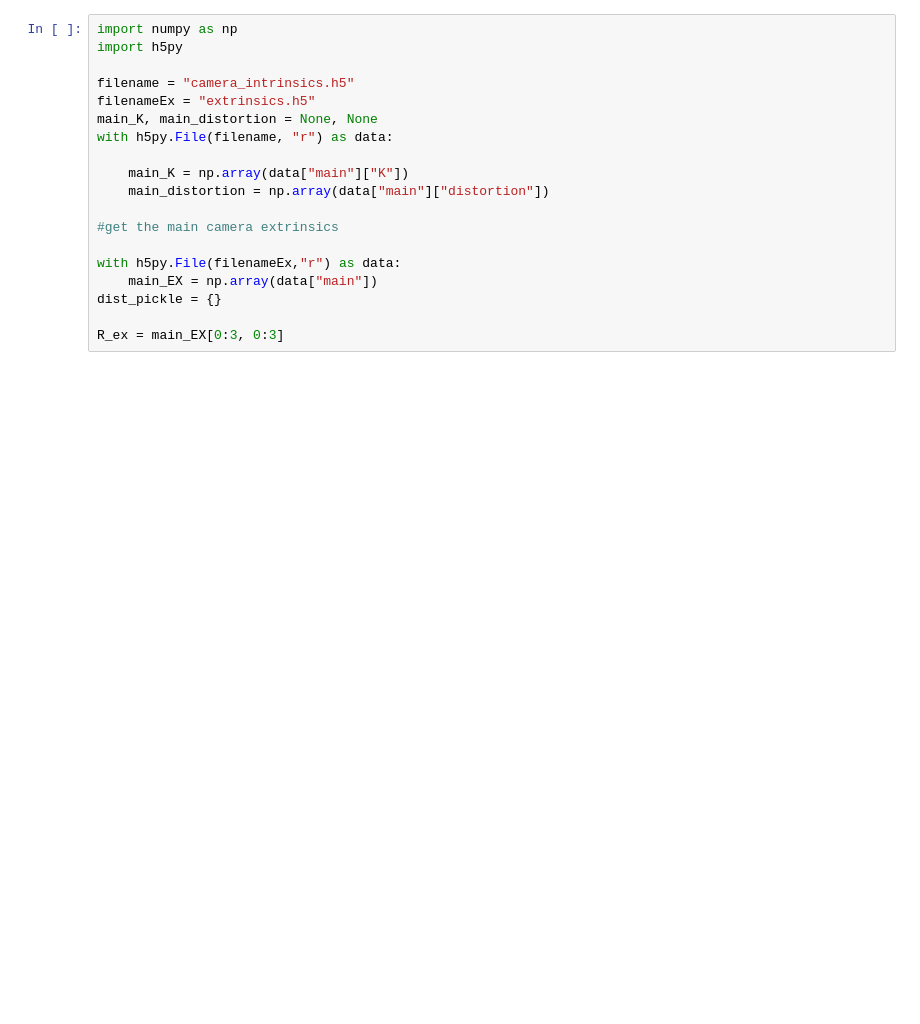
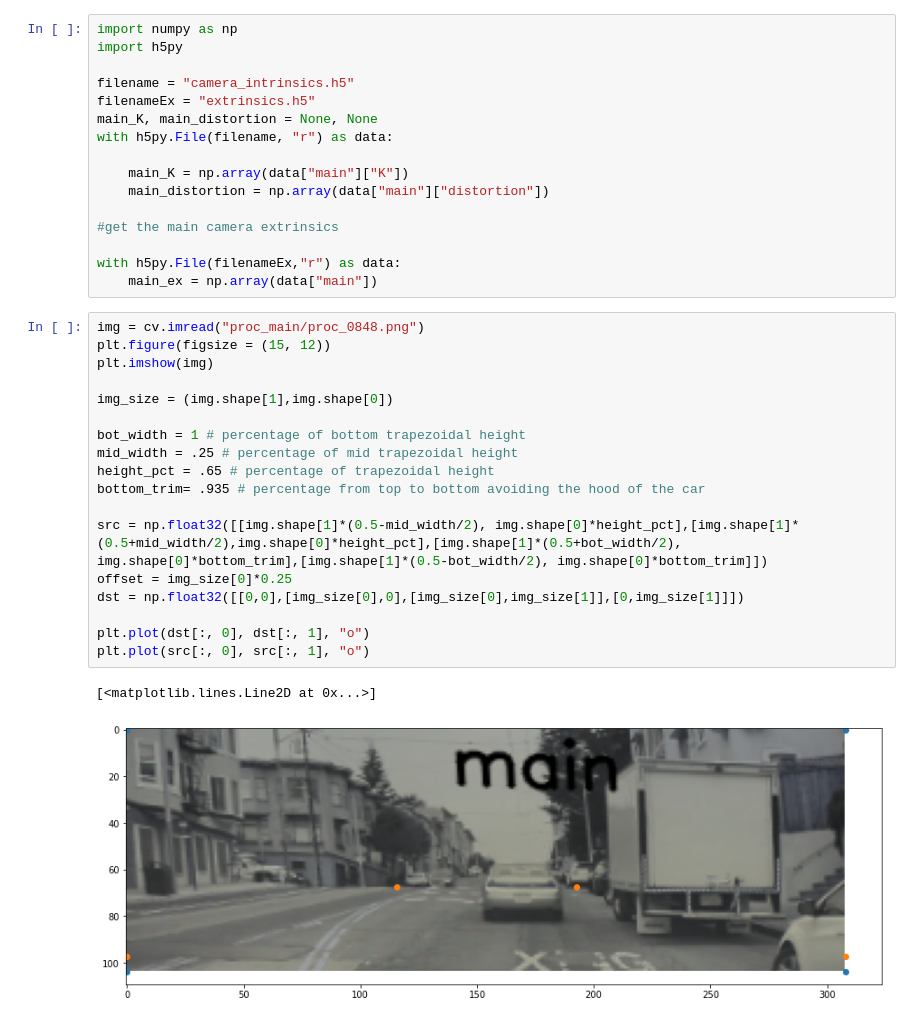
Before and after one commit to BOrmond/C106A_Final_Project, a Jupyter notebook: UVtoXYZ.ipynb, the cells around one changed output. Cells and saved outputs as stored; diff of their text form; blank space fills up the shorter version.

```diff
--- a/UVtoXYZ.ipynb
+++ b/UVtoXYZ.ipynb
@@ -29,7 +33,25 @@ with h5py.File(filename, "r") as data:
 #get the main camera extrinsics
 
 with h5py.File(filenameEx,"r") as data:
-    main_EX = np.array(data["main"])
-dist_pickle = {}
-
-R_ex = main_EX[0:3, 0:3]
+    main_ex = np.array(data["main"])
+# %%
+img = cv.imread("proc_main/proc_0848.png")
+plt.figure(figsize = (15, 12))
+plt.imshow(img)
+
+img_size = (img.shape[1],img.shape[0])
+
+bot_width = 1 # percentage of bottom trapezoidal height
+mid_width = .25 # percentage of mid trapezoidal height
+height_pct = .65 # percentage of trapezoidal height
+bottom_trim= .935 # percentage from top to bottom avoiding the hood of the car
+
+src = np.float32([[img.shape[1]*(0.5-mid_width/2), img.shape[0]*height_pct],[img.shape[1]*(0.5+mid_width/2),img.shape[0]*height_pct],[img.shape[1]*(0.5+bot_width/2), img.shape[0]*bottom_trim],[img.shape[1]*(0.5-bot_width/2), img.shape[0]*bottom_trim]])
+offset = img_size[0]*0.25
+dst = np.float32([[0,0],[img_size[0],0],[img_size[0],img_size[1]],[0,img_size[1]]])
+
+plt.plot(dst[:, 0], dst[:, 1], "o")
+plt.plot(src[:, 0], src[:, 1], "o")
+# %% [output]
+[<matplotlib.lines.Line2D at 0x...>]
+[figure, added]
```
Also changed, not shown: parts of 6 cells of this notebook.
